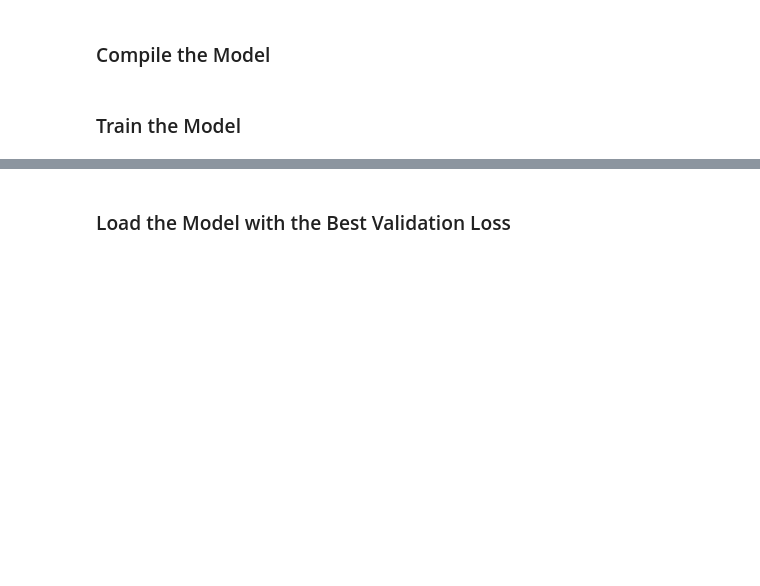
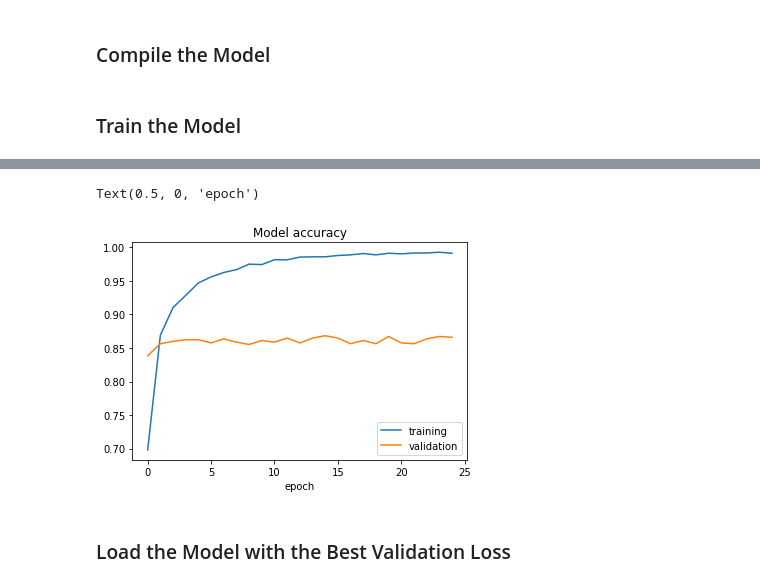
Before and after one commit to DavidMachineLearning/DogBreedDetection, a Jupyter notebook: dog_app.ipynb, the cells around one changed output, grey strips where cells are left out. Drawn from its saved outputs; the diff is of its cells as text; code cells hidden in the pictures; blank space fills up the shorter version.

```diff
--- a/dog_app.ipynb
+++ b/dog_app.ipynb
@@ -354,3 +396,12 @@ Epoch 03000: val_loss did not improve from 0.30218
+# %%
+plt.plot(history.history["acc"])
+plt.plot(history.history["val_acc"])
+plt.legend(["training", "validation"])
+plt.title("Model accuracy")
+plt.xlabel("epoch")
+# %% [output]
+Text(0.5, 0, 'epoch')
+[figure, added]
 # %% [markdown]
 ### Load the Model with the Best Validation Loss
 # %%
```
Also changed, not shown: parts of 19 cells of this notebook.
